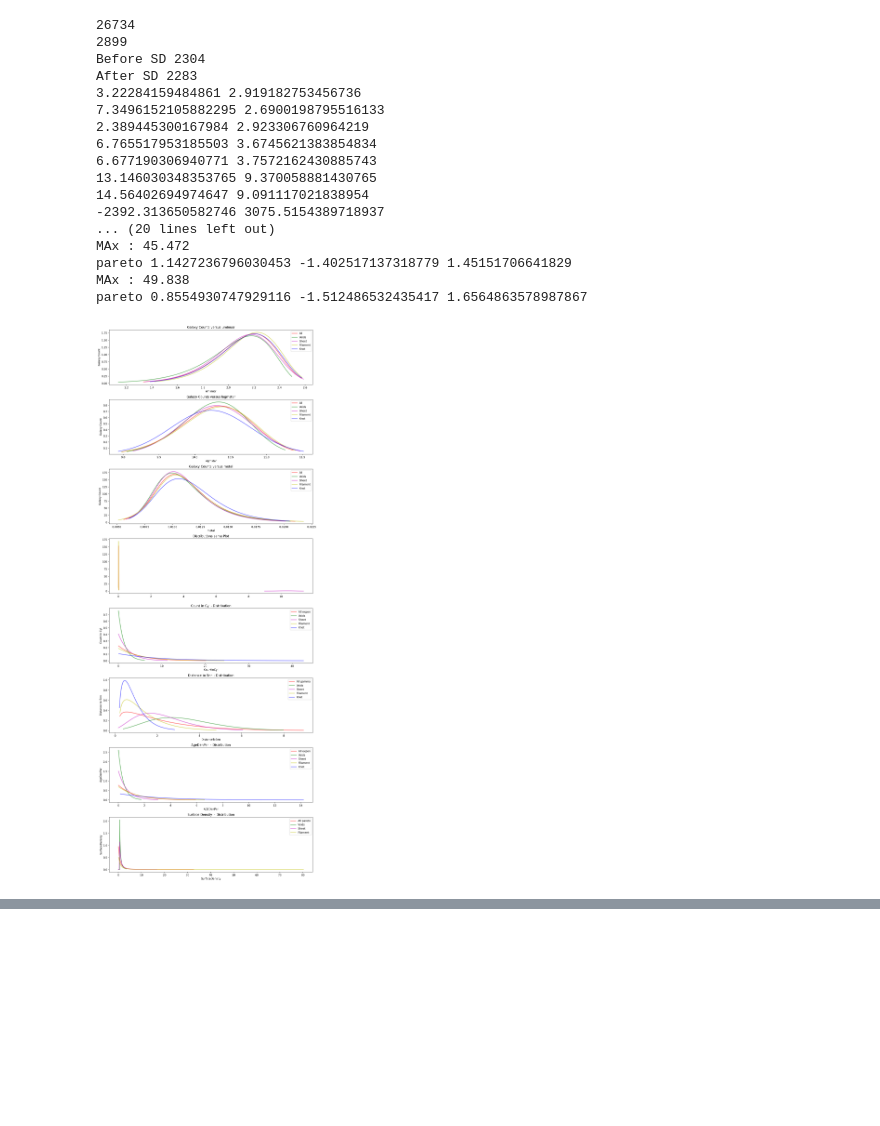
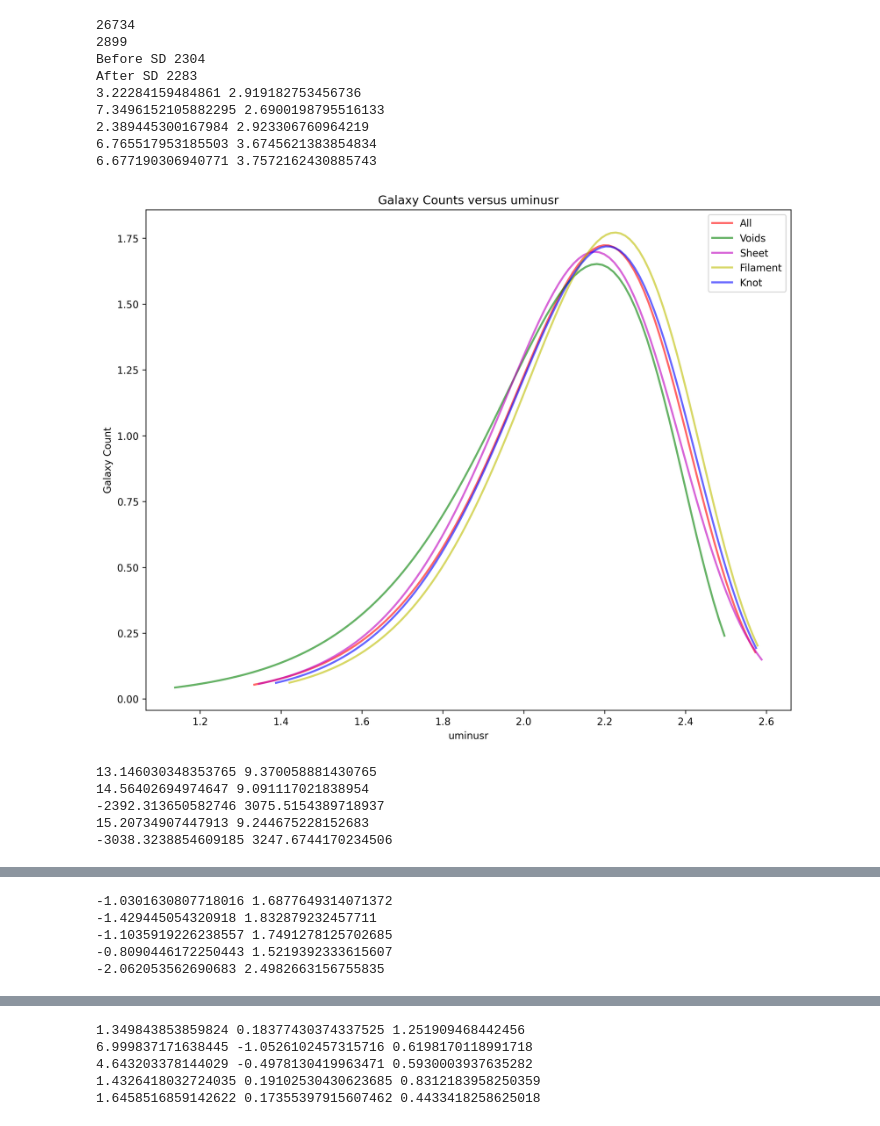
Before and after one commit to KeithSloan/MSc_Project, a Jupyter notebook: Jupyter/AstropyTable/Distribution-Fits-Galaxy-Type.ipynb, the cells around one changed output, grey strips where cells are left out. Drawn from its saved outputs; the diff is of its cells as text; code cells hidden in the pictures; blank space fills up the shorter version.

```diff
--- a/Jupyter/AstropyTable/Distribution-Fits-Galaxy-Type.ipynb
+++ b/Jupyter/AstropyTable/Distribution-Fits-Galaxy-Type.ipynb
@@ -28,7 +28,7 @@ cols = ['g-','m-','y-','b-']
 
 
 ##### uminusr
-fig = plt.figure(figsize=(12, 30), dpi=200)
+fig = plt.figure(figsize=(10, 8), dpi=300)
 
 #fig.suptitle('Plot - Histogram Red Galaxies for Elliptical Galaxies')
 #fig.legend(loc="upper right")
@@ -38,7 +38,7 @@ xfield = 'uminusr'
 #counts, bins = np.histogram(RErange1[xfield].data,bins=binCount)
 #print(counts)
 
-ax1 = fig.add_subplot(8, 1, 1)
+ax1 = fig.add_subplot(1, 1, 1)
 ax1.title.set_text('Galaxy Counts versus uminusr')
 ax1.set_ylabel('Galaxy Count')
 ax1.set_xlabel(xfield)
@@ -65,8 +65,14 @@ ax1.set_xlabel('uminusr')
 ax1.legend()
 
 
+fig.tight_layout()
+fig.savefig('../../ChartsPlots/GalaxyTypes-uminusr.png', dpi=300, bbox_inches='tight')
+plt.show()
+
+
 xfield ='logmstar'
-ax2 = fig.add_subplot(8, 1, 2)
+fig = plt.figure(figsize=(10, 8), dpi=300)
+ax2 = fig.add_subplot(1, 1, 1)
 ax2.title.set_text('Galaxy Counts versus logmstar')
 ax2.set_ylabel('Galaxy Count')
 ax2.set_xlabel(xfield)
@@ -91,10 +97,13 @@ for t in types :
 #ax2.set_xlabel(xfield)
 ax2.set_xlabel('logmstar')
 ax2.legend()
-
+fig.tight_layout()
+fig.savefig('../../ChartsPlots/GalaxyTypes-logmstar.png', dpi=300, bbox_inches='tight')
+plt.show()
 
 xfield ='metal'
-ax3 = fig.add_subplot(8, 1, 3)
+fig = plt.figure(figsize=(10, 8), dpi=300)
+ax3 = fig.add_subplot(1, 1, 1)
 ax3.title.set_text('Galaxy Counts versus metal')
 ax3.set_ylabel('Galaxy Count')
 ax3.set_xlabel(xfield)
@@ -117,19 +126,23 @@ for t in types :
 #a3.set_xlabel(xfield)
 ax3.set_xlabel('metal')
 ax3.legend()
+fig.tight_layout()
+fig.savefig('../../ChartsPlots/GalaxyTypes-metal.png', dpi=300, bbox_inches='tight')
+plt.show()
 
-ax4 = fig.add_subplot(8, 1, 4)
+fig = plt.figure(figsize=(10, 8), dpi=300)
+ax4 = fig.add_subplot(1, 1, 1)
 ax4.title.set_text('Distributions same Plot')
 
 ax4.plot(xj, stats.johnsonsu.pdf(xj, aj, bj, loc=cj, scale=dj),'r-', lw=2, alpha=0.6, label='uminusr pdf')
 ax4.plot(xlj, stats.johnsonsu.pdf(xlj, alj, blj, loc=clj, scale=dlj),'m-', lw=2, alpha=0.6, label='logmstar pdf')
 ax4.plot(xmj, stats.johnsonsu.pdf(xmj, amj, bmj, loc=cmj, scale=dmj),'y-', lw=2, alpha=0.6, label='metal pdf')
 
-
 xfield = 'CountInCyl'
+fig = plt.figure(figsize=(10, 8), dpi=300)
 #counts, bins = np.histogram(RErange1[xfield].data,bins=binCount)
 #print(counts)
-ax5 = fig.add_subplot(8, 1, 5)
+ax5 = fig.add_subplot(1, 1, 1)
 ax5.title.set_text('Count in Cyl - Distribution')
 ax5.set_ylabel('Count In Cyl')
 ax5.set_xlabel(xfield)
@@ -148,13 +161,17 @@ for t in types :
     ax5.plot(xe, stats.expon.pdf(xe, loc=ae, scale=be),cols[t[0]], lw=2, alpha=0.6, label=t[1])
 
 ax5.legend()
+fig.tight_layout()
+fig.savefig('../../ChartsPlots/GalaxyTypes-CountInCyl.png', dpi=300, bbox_inches='tight')
+plt.show()
 
 xfield = 'DistanceTo5nn'
-ax6 = fig.add_subplot(8, 1, 6)
+fig = plt.figure(figsize=(10, 8), dpi=300)
+ax6 = fig.add_subplot(1, 1, 1)
 ax6.title.set_text('Distance to 5nn - Distribution')
 ax6.set_ylabel('Distance to 5nn')
 ax6.set_xlabel(xfield)
-ag, bg, cg =stats.gamma.fit(RErange1[xfield].data)
+ag, bg, cg =stats.gamma.fit(RErange[xfield].data)
 print(ag, bg, cg)
 xg0, xg1 = stats.gamma.ppf([0.01, 0.99], ag, loc=bg, scale=cg)
 xg = np.linspace(xg0,xg1, 100)
@@ -168,6 +185,9 @@ for t in types :
     xg = np.linspace(xg0,xg1, 100)
     ax6.plot(xg, stats.gamma.pdf(xg, ag, loc=bg, scale = cg),cols[t[0]], lw=2, alpha=0.6, label=t[1])
 ax6.legend()
+fig.tight_layout()
+fig.savefig('../../ChartsPlots/GalaxyTypes-DistanceTo5nn.png', dpi=300, bbox_inches='tight')
+plt.show()
 
 xfield = 'AGEDenPar'
 ax7 = fig.add_subplot(8, 1, 7)
@@ -190,8 +210,12 @@ for t in types :
     ax7.plot(xe, stats.expon.pdf(xe, loc=ae, scale=be),cols[t[0]], lw=2, alpha=0.6, label=t[1])
 
 ax7.legend()
+fig.tight_layout()
+fig.savefig('../../ChartsPlots/GalaxyTypes-AGEDenPar.png', dpi=300, bbox_inches='tight')
+plt.show()
 
 xfield = 'SurfaceDensity'
+fig = plt.figure(figsize=(10, 8), dpi=300)
 ax8 = fig.add_subplot(8, 1, 8)
 ax8.title.set_text('Surface Density  - Distribution')
 ax8.set_ylabel('SurfaceDenisty')
@@ -205,41 +229,37 @@ print('Min : '+str(min(RErange[xfield])))
 asp, bsp, csp = stats.pareto.fit(RErange[xfield].data)
 xsp0, xsp1 = stats.pareto.ppf([0.01, 0.99], asp, loc=bsp, scale=csp)
 xsp = np.linspace(xsp0,xsp1,100)
 
 ax8.plot(xsp, stats.pareto.pdf(xsp, asp, loc=bsp, scale=csp),'r-', lw=2, alpha=0.6, label='All pareto')
 #ax8.plot(xag, stats.gamma.pdf(xs, aas, loc=bs, scale = cs),'r-', lw=2, alpha=0.6, label='gamma pdf')
 for t in types :
     subrange = RErange[RErange['GeoS4'] == t[0]]
     print('MAx : '+str(max(subrange[xfield].data)))
     asp, bsp, csp = stats.pareto.fit(subrange[xfield].data)
     print('pareto '+str(asp)+' '+str(bsp)+' '+str(csp))
     xsp0, xsp1 = stats.pareto.ppf([0.01, 0.99], asp, loc=bsp, scale=csp)
     xsp = np.linspace(xsp0,xsp1,100)
     if t[0] <= 2 :
        #ax8.plot(xsp, stats.pareto.pdf(xsp, asp, loc=bsp, scale=csp),cols[t[0]], lw=2, alpha=0.6, label=t[1])
        ax8.plot(xsp, stats.pareto.pdf(xsp, asp, loc=bsp, scale=1),cols[t[0]], lw=2, alpha=0.6, label=t[1])
 
 ax8.legend()
-
-
 fig.tight_layout()
+fig.savefig('../../ChartsPlots/GalaxyTypes-SurfaceDensity.png', dpi=300, bbox_inches='tight')
 plt.show()
 # %% [output]
 26734
 2899
 Before SD 2304
 After SD 2283
 3.22284159484861 2.919182753456736
 7.3496152105882295 2.6900198795516133
 2.389445300167984 2.923306760964219
 6.765517953185503 3.6745621383854834
 6.677190306940771 3.7572162430885743
-13.146030348353765 9.370058881430765
-14.56402694974647 9.091117021838954
--2392.313650582746 3075.5154389718937
-... (20 lines left out)
-MAx : 45.472
-pareto 1.1427236796030453 -1.402517137318779 1.45151706641829
-MAx : 49.838
-pareto 0.8554930747929116 -1.512486532435417 1.6564863578987867
-[figure, old version]
+[figure, new version]
+13.146030348353765 9.370058881430765
+14.56402694974647 9.091117021838954
+-2392.313650582746 3075.5154389718937
+15.20734907447913 9.244675228152683
+-3038.3238854609185 3247.6744170234506
@@ -245,0 +267,5 @@ pareto 0.8554930747929116 -1.512486532435417 1.6564863578987867
+-1.0301630807718016 1.6877649314071372
+-1.429445054320918 1.832879232457711
+-1.1035919226238557 1.7491278125702685
+-0.8090446172250443 1.5219392333615607
+-2.062053562690683 2.4982663156755835
@@ -245,0 +275,5 @@ pareto 0.8554930747929116 -1.512486532435417 1.6564863578987867
+1.349843853859824 0.18377430374337525 1.251909468442456
+6.999837171638445 -1.0526102457315716 0.6198170118991718
+4.643203378144029 -0.4978130419963471 0.5930003937635282
+1.4326418032724035 0.19102530430623685 0.8312183958250359
+1.6458516859142622 0.17355397915607462 0.4433418258625018
```
Also changed, not shown: parts of 1 cell of this notebook, 36 other files.
